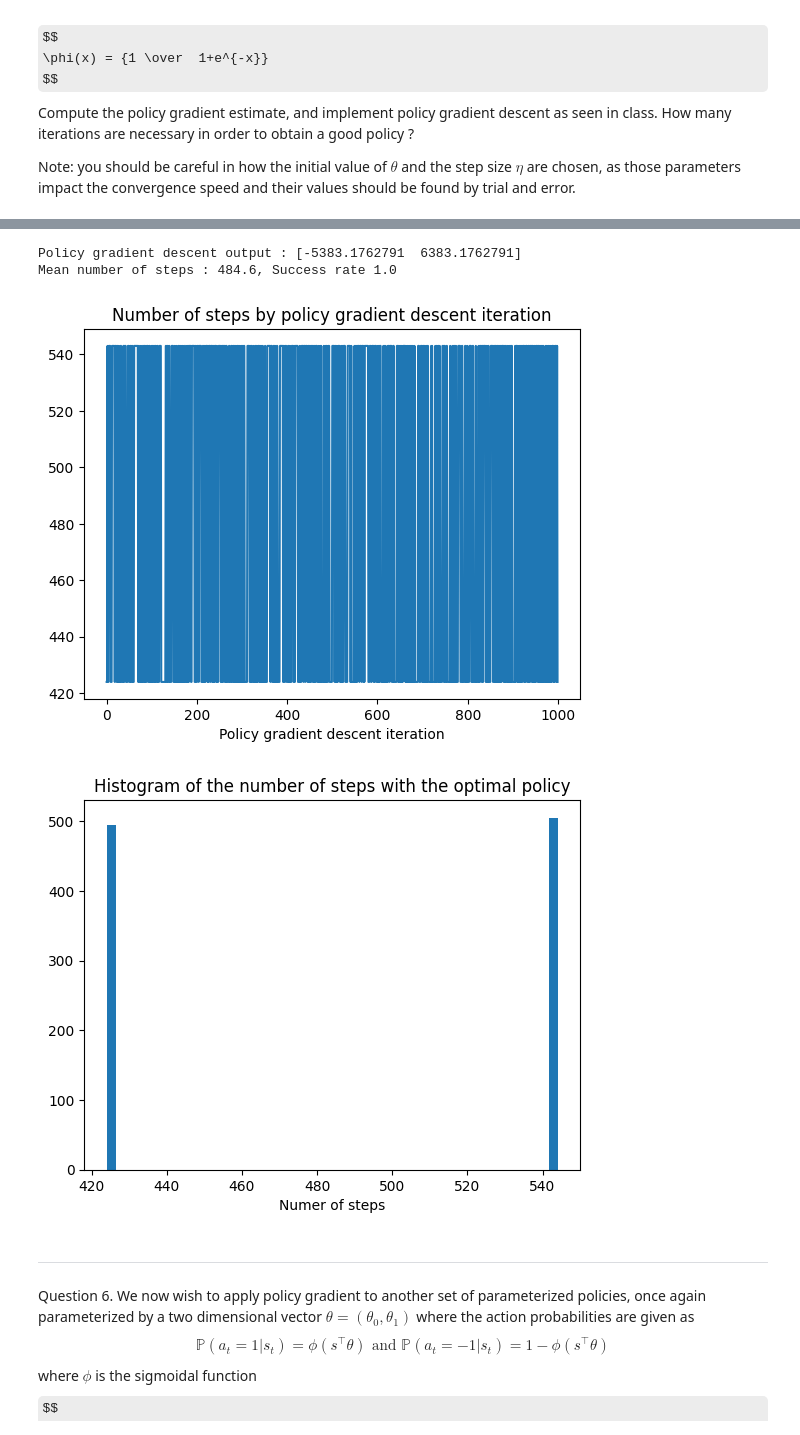
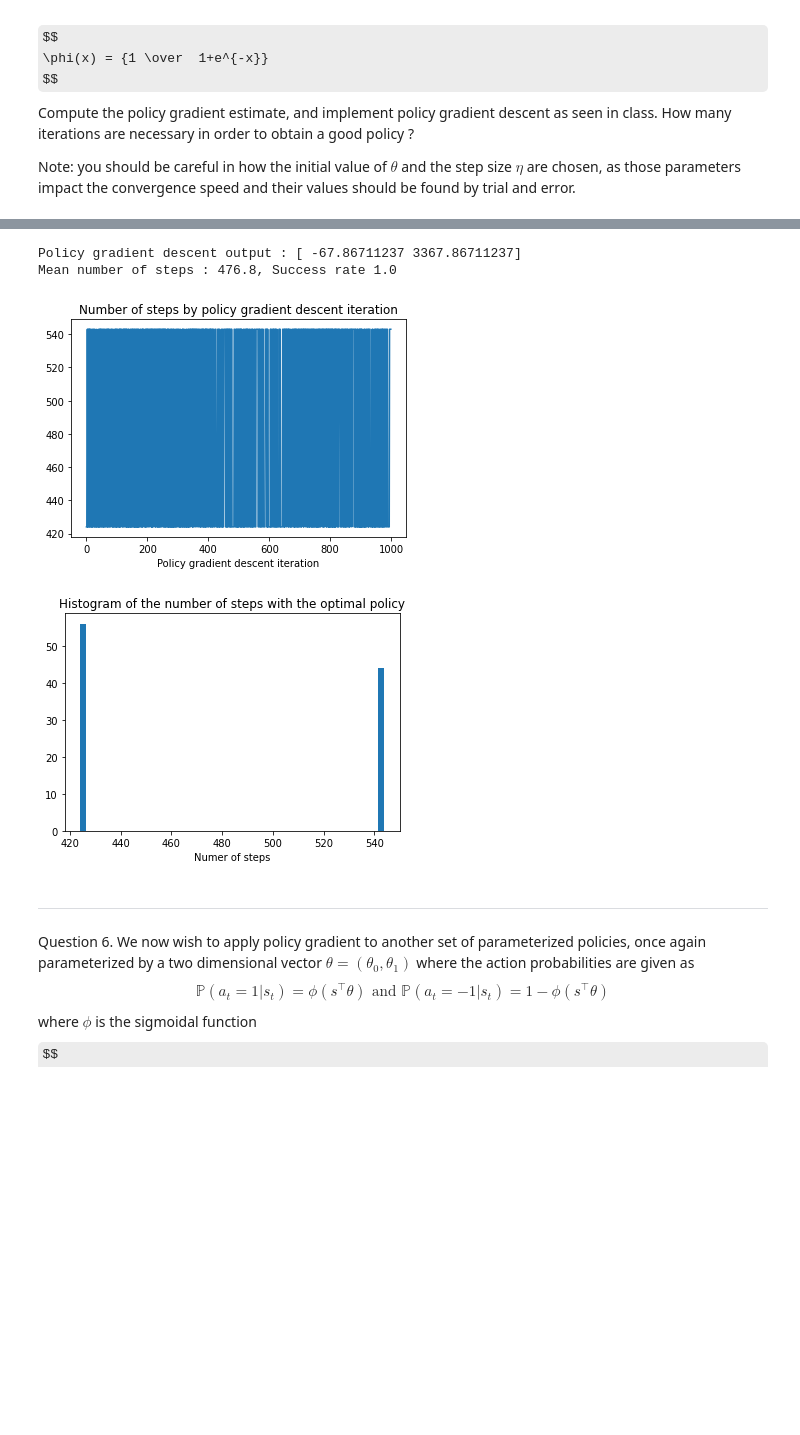
Before and after one commit to JustinJuhel/ExamRL, a Jupyter notebook: HOCQUETTE_JUHEL.ipynb, the cells around one changed output, grey strips where cells are left out. Drawn from its saved outputs; the diff is of its cells as text; code cells hidden in the pictures; some formulas as TeX source; blank space fills up the shorter version.

```diff
--- a/HOCQUETTE_JUHEL.ipynb
+++ b/HOCQUETTE_JUHEL.ipynb
@@ -379,11 +379,6 @@ def get_policy2(theta):
     return f
 
 def policy_grad2(theta,s,a):
-    '''
-    grad = s*a
-    grad *= np.exp(-a*np.dot(np.sign(s),theta))
-    grad *= 1/(sigmoid(a*np.dot(np.sign(s),theta)))
-    '''
     grad = 1-sigmoid(a*np.dot(np.sign(s),theta))
     grad *= np.sign(s)*a
     return grad
@@ -412,7 +407,7 @@ def policy_gradient(lamda,I,T,policies,grad,eta,w0):
             s = next_state(s,a)
             r = s[0]>1
             R += lamda**t*r
-            L -= grad(w,s,a)
+            L += grad(w,s,a)
             if r:
                 break
         w_i.append(w)
@@ -421,37 +416,37 @@ def policy_gradient(lamda,I,T,policies,grad,eta,w0):
         policy = policies(w)
     return np.mean(w_i,0),R_i,w_i
 
-w,R_i,w_i = policy_gradient(0.99,1000,1000,get_policy2,policy_grad2,1e2,[-2400.0,3400.0])
+w,R_i,w_i = policy_gradient(0.98,1000,1000,get_policy2,policy_grad2,1e2,[-100.0,3400.0])
 # %%
 # Get the average number of steps with this policy
-N = 1000
+N = 100
 T = 1000
 steps = T*np.ones(N)
 for i in range(N):
     s_t = generate_episode(T,get_policy2(w))
 
     for t in range(T):
         if abs(s_t[t][0] - 1) < 1e-2 or s_t[t][0] >= 1:
             steps[i] = t
             break
 
 plt.figure()
-plt.plot(range(len(R_i)),np.log(R_i)/np.log(0.99))
+plt.plot(range(len(R_i)),np.log(R_i)/np.log(0.98))
 plt.xlabel('Policy gradient descent iteration')
 plt.title('Number of steps by policy gradient descent iteration')
 
 plt.figure()
 plt.hist(steps,bins=50)
 plt.xlabel('Numer of steps')
 plt.title('Histogram of the number of steps with the optimal policy')
 
 print('Policy gradient descent output : {}'.format(w))
 print('Mean number of steps : {}, Success rate {}'.format(np.mean(steps[steps<T]),np.sum(steps<T)/N))
 # %% [output]
-Policy gradient descent output : [-5383.1762791  6383.1762791]
-Mean number of steps : 484.6, Success rate 1.0
+Policy gradient descent output : [ -67.86711237 3367.86711237]
+Mean number of steps : 476.8, Success rate 1.0
-[figure, old version]
+[figure, new version]
-[figure, old version]
+[figure, new version]
 # %% [markdown]
 ___
 Question 6. We now wish to apply policy gradient to another set of parameterized policies, once again parameterized by a two dimensional vector $\theta = (\theta_0,\theta_1)$ where the action probabilities are given as
```
Also changed, not shown: parts of 8 cells of this notebook.
